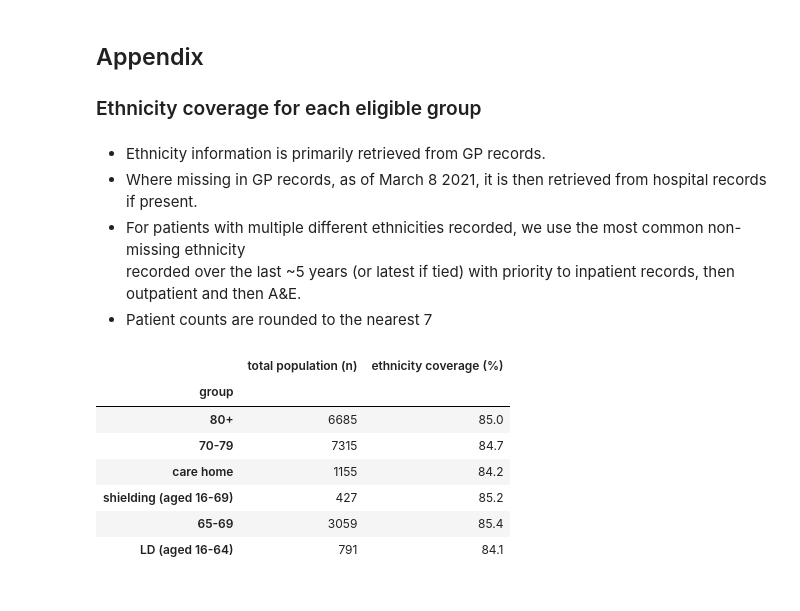
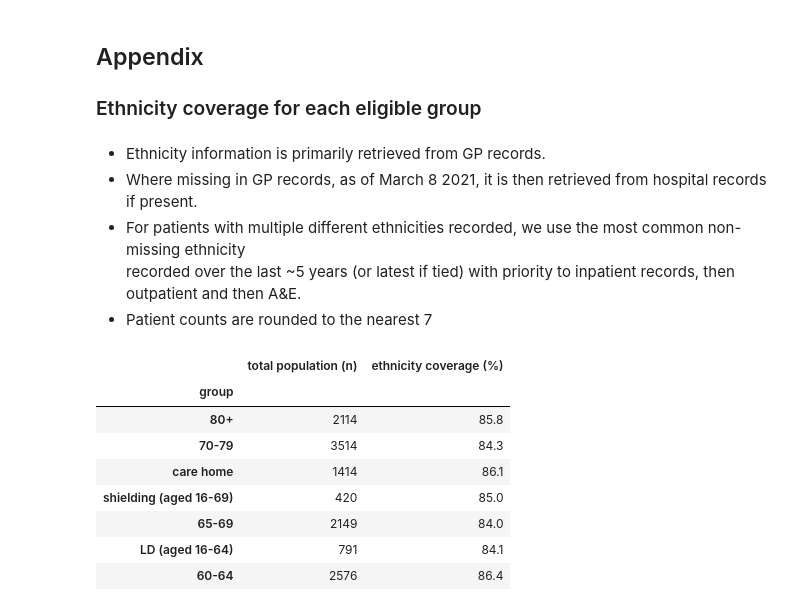
Before and after one commit to opensafely/nhs-covid-vaccination-coverage, a Jupyter notebook: notebooks/opensafely_vaccine_report_overall.ipynb, the cells around one changed output. Drawn from its saved outputs; the diff is of its cells as text; code cells hidden in the pictures.

```diff
--- a/notebooks/opensafely_vaccine_report_overall.ipynb
+++ b/notebooks/opensafely_vaccine_report_overall.ipynb
@@ -309,24 +327,26 @@ for filename in tablelist:
 # %%
 from create_report import get_savepath
 savepath = get_savepath()
 tab = pd.read_csv(os.path.join(savepath["text"], "ethnicity_coverage.csv")).set_index("group")
 display(Markdown("- Ethnicity information is primarily retrieved from GP records. \
                  \n- Where missing in GP records, as of March 8 2021, it is then retrieved from hospital records if present. \
                  \n - For patients with multiple different ethnicities recorded, we use the most common non-missing ethnicity \
                  \n recorded over the last ~5 years (or latest if tied) with priority to inpatient records, then outpatient and then A&E.\
                  \n- Patient counts are rounded to the nearest 7"))
-tab[["total population (n)","ethnicity coverage (%)"]].drop("under 65s, not in other eligible groups shown")
+
+tab[["total population (n)","ethnicity coverage (%)"]].drop("vaccinated under 60s, not in other eligible groups shown")
 # %% [output]
 - Ethnicity information is primarily retrieved from GP records.
 - Where missing in GP records, as of March 8 2021, it is then retrieved from hospital records if present.
  - For patients with multiple different ethnicities recorded, we use the most common non-missing ethnicity
  recorded over the last ~5 years (or latest if tied) with priority to inpatient records, then outpatient and then A&E.
 - Patient counts are rounded to the nearest 7
 |  | total population (n) | ethnicity coverage (%) |
 | group |  |  |
-| 80+ | 6685 | 85.0 |
-| 70-79 | 7315 | 84.7 |
-| care home | 1155 | 84.2 |
-| shielding (aged 16-69) | 427 | 85.2 |
-| 65-69 | 3059 | 85.4 |
+| 80+ | 2114 | 85.8 |
+| 70-79 | 3514 | 84.3 |
+| care home | 1414 | 86.1 |
+| shielding (aged 16-69) | 420 | 85.0 |
+| 65-69 | 2149 | 84.0 |
 | LD (aged 16-64) | 791 | 84.1 |
+| 60-64 | 2576 | 86.4 |
```
Also changed, not shown: parts of 5 cells of this notebook, 6 other files.
